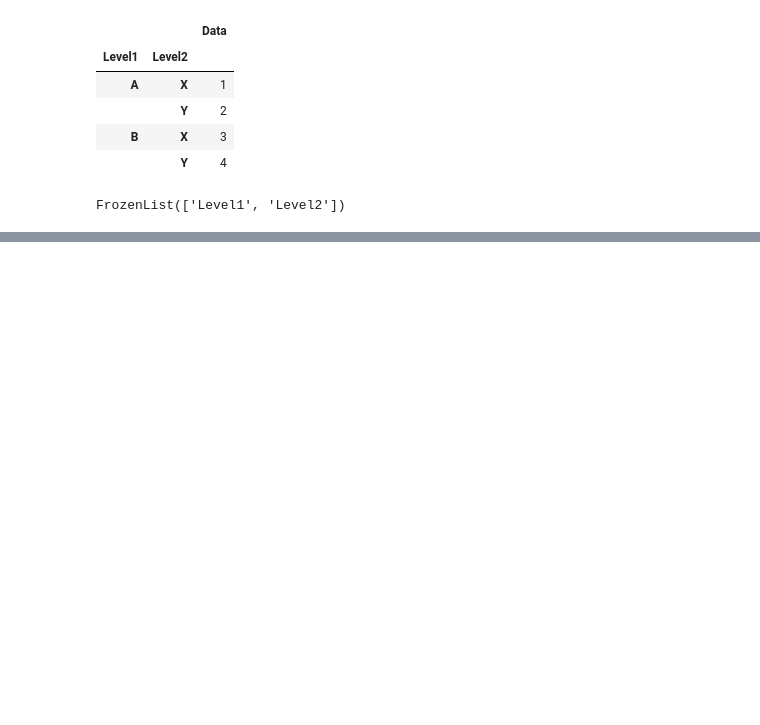
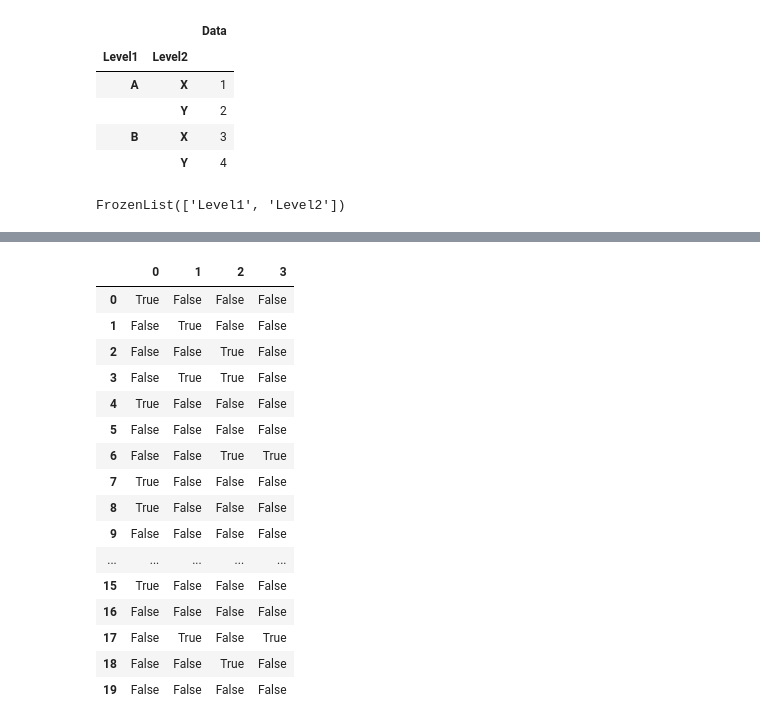
Before and after one commit to abhimanyus1997/ML-Basics, a Jupyter notebook: misc-notebooks/Pandas - Basics.ipynb, the cells around one changed output, grey strips where cells are left out. Drawn from its saved outputs; the diff is of its cells as text; code cells hidden in the pictures; blank space fills up the shorter version.

```diff
--- a/misc-notebooks/Pandas - Basics.ipynb
+++ b/misc-notebooks/Pandas - Basics.ipynb
@@ -651,0 +757,22 @@ FrozenList(['Level1', 'Level2'])
+# %%
+# Identify missing values
+missing_values = df_big.isnull()
+missing_values
+# %% [output]
+|  | 0 | 1 | 2 | 3 |
+| 0 | True | False | False | False |
+| 1 | False | True | False | False |
+| 2 | False | False | True | False |
+| 3 | False | True | True | False |
+| 4 | True | False | False | False |
+| 5 | False | False | False | False |
+| 6 | False | False | True | True |
+| 7 | True | False | False | False |
+| 8 | True | False | False | False |
+| 9 | False | False | False | False |
+| ... | ... | ... | ... | ... |
+| 15 | True | False | False | False |
+| 16 | False | False | False | False |
+| 17 | False | True | False | True |
+| 18 | False | False | True | False |
+| 19 | False | False | False | False |
```
Also changed, not shown: parts of 26 cells of this notebook.
